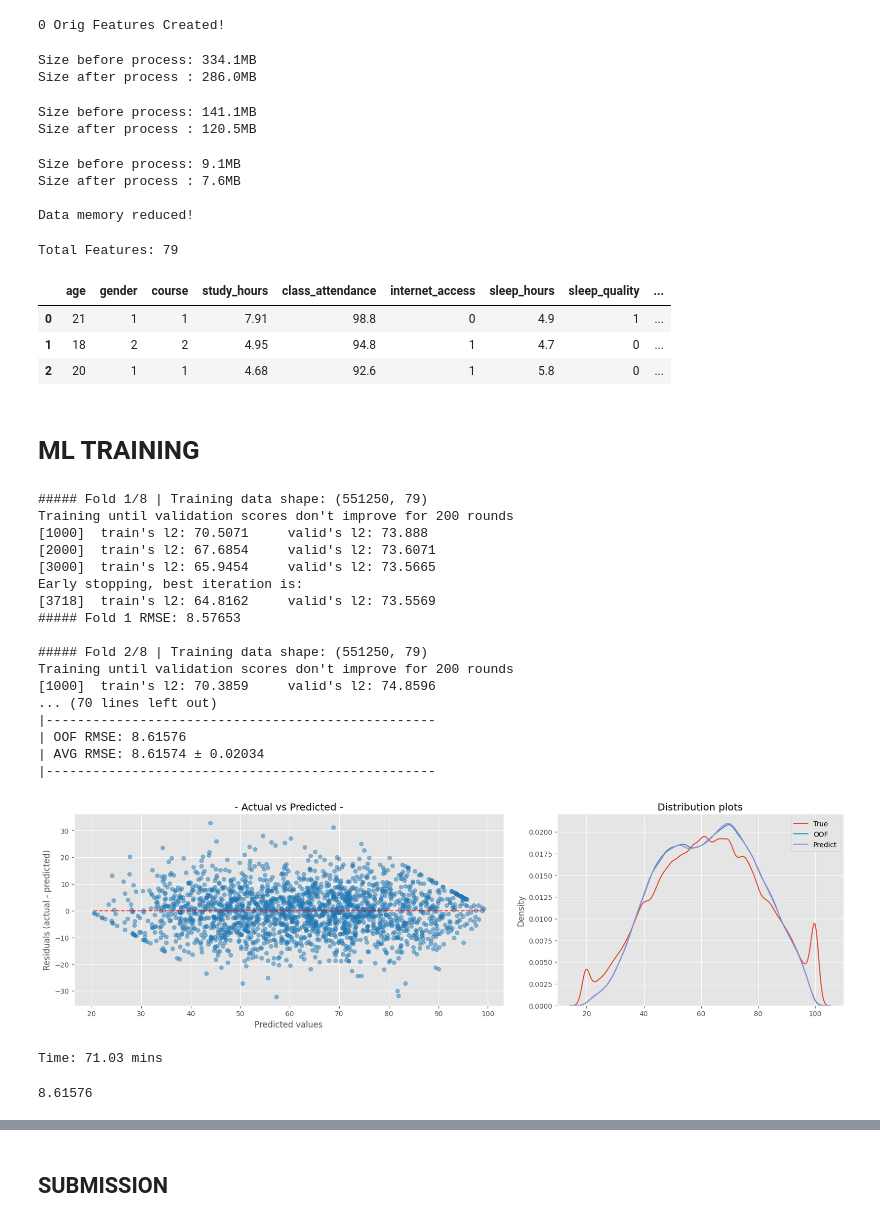
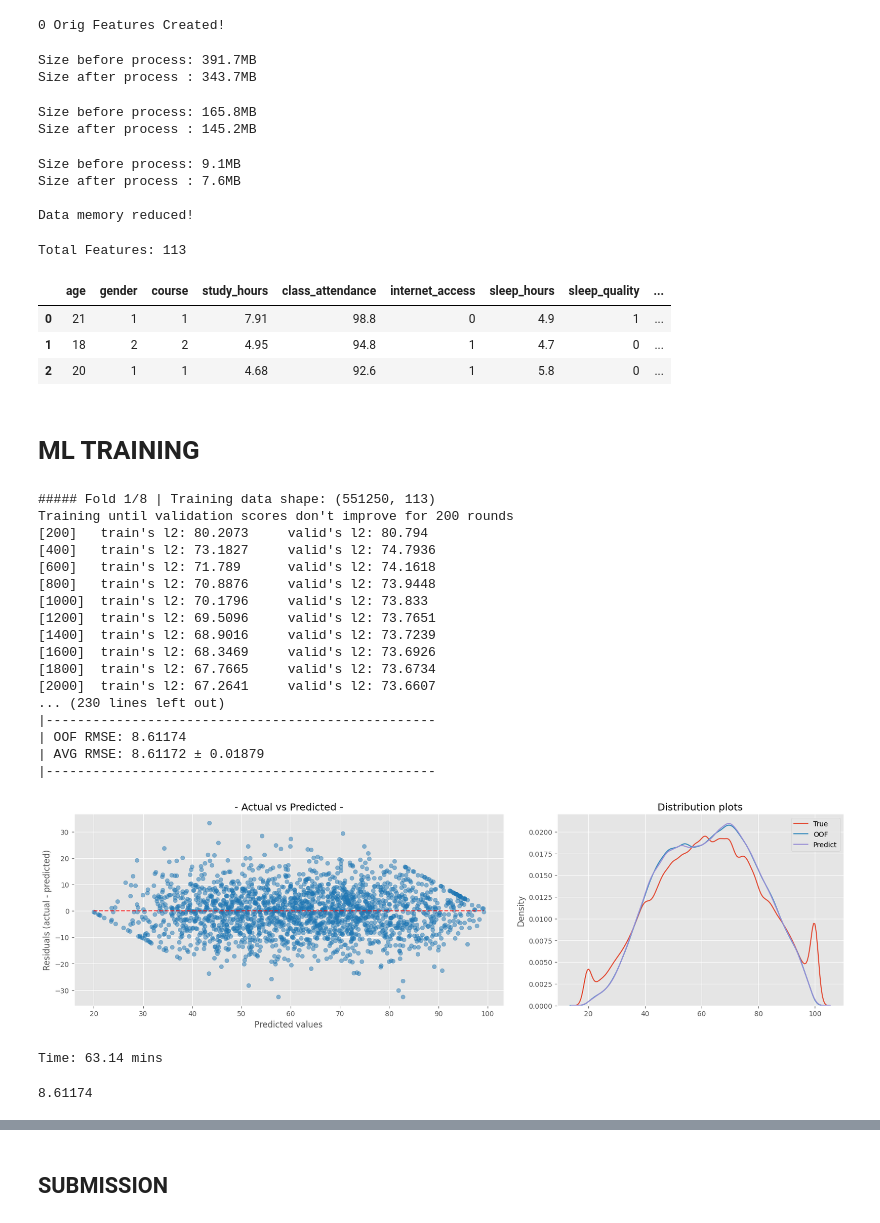
Before and after one commit to coded-sly/ps6e1-Student-Test-Score, a Jupyter notebook: ps6e1-lgbm-orig-basescore.ipynb, the cells around one changed output, grey strips where cells are left out. Drawn from its saved outputs; the diff is of its cells as text; code cells hidden in the pictures.

Commit message:
Kaggle Notebook | ps6e1 | LGBM | Orig+BaseScore | ⬆️ test_params_lr0.01

```diff
--- a/ps6e1-lgbm-orig-basescore.ipynb
+++ b/ps6e1-lgbm-orig-basescore.ipynb
@@ -218,8 +221,8 @@ def dataloader(filepath):
 # %%
 PATHS = [
     # '/kaggle/input/ps6e1-per-feature-ag',
-    # '/kaggle/input/ps6e1-autogluon-trainorig',
-    '/kaggle/input/ps6e1-lr-gbdt-nn-trainorig',
+    '/kaggle/input/ps6e1-autogluon-trainorig',
+    # '/kaggle/input/ps6e1-lr-gbdt-nn-trainorig',
 ]
 
 ## -- Load dataframes --
@@ -779,10 +767,10 @@ gc.collect()
 
 print(f"Data memory reduced!")
 # %% [output]
-Size before process: 334.1MB
-Size after process : 286.0MB
+Size before process: 391.7MB
+Size after process : 343.7MB
-Size before process: 141.1MB
-Size after process : 120.5MB
+Size before process: 165.8MB
+Size after process : 145.2MB
 Size before process: 9.1MB
 Size after process : 7.6MB
 
@@ -793,7 +781,7 @@ print('Total Features:', len(FEATURES))
 
 train.head(3)
 # %% [output]
-Total Features: 79
+Total Features: 113
 |  | age | gender | course | study_hours | class_attendance | internet_access | sleep_hours | sleep_quality | ... |
 | 0 | 21 | 1 | 1 | 7.91 | 98.8 | 0 | 4.9 | 1 | ... |
 | 1 | 18 | 2 | 2 | 4.95 | 94.8 | 1 | 4.7 | 0 | ... |
@@ -972,7 +960,7 @@ for i, (train_idx, val_idx) in enumerate(kf.split(X)):
     #     y_train = np.concatenate([y_train, orig[TARGET].values], axis=0)
 
     # -- TE Opt1. -> Using CUSTOM
-    TE = TargetEncoder(ROUND, cv=5, smooth='auto', aggs=['mean'], drop_original=True)
+    TE = TargetEncoder(ROUND, cv=5, smooth=0.05, aggs=['mean'], drop_original=True)
     X_train = TE.fit_transform(X_train, pd.Series(y_train))
     X_val   = TE.transform(X_val)
     X_test  = TE.transform(X_test)
@@ -986,16 +974,14 @@ for i, (train_idx, val_idx) in enumerate(kf.split(X)):
     #     X_test[c]  = TE.transform(X_test[c])
 
     combined = pd.concat([X_train, X_val, X_test])
-
-    all_cats = CATS_2+DIGITS
+    all_cats = CATS_2 + DIGITS
     for c in all_cats:
         combined[c] = combined[c].astype('category')
-
     X_train = combined.iloc[:len(X_train)]
     X_val   = combined.iloc[len(X_train):len(X_train)+len(X_val)]
     X_test  = combined.iloc[len(X_train)+len(X_val):]
 
-    suffix = 'goss_ext2'
+    suffix = 'goss_ext_01'
     params = {
         # ---------------------------------
         # 'boosting': 'dart',
@@ -1006,16 +992,16 @@ for i, (train_idx, val_idx) in enumerate(kf.split(X)):
         # ---------------------------------
         'objective': 'regression',
         'eval_metric': "rmse",
-        'learning_rate': 0.005,
+        'learning_rate': 0.01,
         'max_leaves': 127,
         'subsample': 0.8,
-        'colsample_bytree': 0.3, # orig: 0.35, ext1: 0.25, ext2: 0.3
+        'colsample_bytree': 0.15, # orig->0.35, ext1->0.15, ext2->0.3
         # 'reg_lambda': 0.005,
         # 'reg_alpha': 1.0,
         'random_state': SEED,
         'verbosity': -1,
         'n_jobs': os.cpu_count(),
-        'device': 'cuda' if torch.cuda.is_available() else 'cpu',
+        # 'device': 'cuda' if torch.cuda.is_available() else 'cpu',
     }
 
     if USE_BASE:
@@ -1051,7 +1037,7 @@ for i, (train_idx, val_idx) in enumerate(kf.split(X)):
         num_boost_round = 10_000,
         valid_sets = [dtrain, dval],
         valid_names = ['train', 'valid'],
-        callbacks=[lgb.early_stopping(200), lgb.log_evaluation(1000), lgb.record_evaluation(eval_result)],
+        callbacks=[lgb.early_stopping(200), lgb.log_evaluation(200), lgb.record_evaluation(eval_result)],
     )
     all_eval_results.append(eval_result)
 
@@ -1066,66 +1052,67 @@ for i, (train_idx, val_idx) in enumerate(kf.split(X)):
 
 ## -- After all folds --
 overall_score = np.round(rmse(y, oof_preds), 5)
-print(f"|{'-'*50}{COLOR}")
+print(f"|{'-'*50}")
 print(f"| OOF RMSE: {overall_score}")
 print(f"| AVG RMSE: {np.mean(fold_scores):.5f} ± {np.std(fold_scores):.5f}{RESET}")
-print(f"|{'-'*50}")
+print(f"|{'-'*50}\n")
 
 ## -- plot_error --
 _, axs = plt.subplots(1, 2, figsize=(20, 5), gridspec_kw={'width_ratios':[0.6, 0.4], 'wspace':0.15})
 display = PredictionErrorDisplay.from_predictions(
-    pd.Series(y), oof_preds, ax=axs[0], subsample=2000,
-    # kind = "actual_vs_predicted",
-    scatter_kwargs={"alpha": 0.5}, line_kwargs={'color': 'r'},
+    pd.Series(y), oof_preds, ax=axs[0], subsample=2000, # kind='actual_vs_predicted',
+    scatter_kwargs={'alpha': 0.5}, line_kwargs={'color': 'r'},
         )
 axs[0].set_title(f"- Actual vs Predicted -")
 
 LABELS = ['True', 'OOF', 'Predict']
 sns.kdeplot(y, ax=axs[1], label=LABELS[0])
 sns.kdeplot(oof_preds, ax=axs[1], label=LABELS[1])
 sns.kdeplot(test_preds, ax=axs[1], label=LABELS[2])
 axs[1].set_title(f"Distribution plots")
 
 for ax in axs:
     # ax.grid(False)
     ax.spines['top'].set_visible(False)
     ax.spines['right'].set_visible(False)
 
 plt.legend()
 plt.tight_layout()
 plt.show()
 
 tok = time()
 tiktok = (tok-tik) / 60
 print(f"Time: {tiktok:.2f} mins")
 # %% [output]
-##### Fold 1/8 | Training data shape: (551250, 79)
+##### Fold 1/8 | Training data shape: (551250, 113)
 Training until validation scores don't improve for 200 rounds
-[1000]  train's l2: 70.5071     valid's l2: 73.888
-[2000]  train's l2: 67.6854     valid's l2: 73.6071
-[3000]  train's l2: 65.9454     valid's l2: 73.5665
-Early stopping, best iteration is:
-[3718]  train's l2: 64.8162     valid's l2: 73.5569
-##### Fold 1 RMSE: 8.57653
-
-##### Fold 2/8 | Training data shape: (551250, 79)
-Training until validation scores don't improve for 200 rounds
-[1000]  train's l2: 70.3859     valid's l2: 74.8596
-... (70 lines left out)
+[200]   train's l2: 80.2073     valid's l2: 80.794
+[400]   train's l2: 73.1827     valid's l2: 74.7936
+[600]   train's l2: 71.789      valid's l2: 74.1618
+[800]   train's l2: 70.8876     valid's l2: 73.9448
+[1000]  train's l2: 70.1796     valid's l2: 73.833
+[1200]  train's l2: 69.5096     valid's l2: 73.7651
+[1400]  train's l2: 68.9016     valid's l2: 73.7239
+[1600]  train's l2: 68.3469     valid's l2: 73.6926
+[1800]  train's l2: 67.7665     valid's l2: 73.6734
+[2000]  train's l2: 67.2641     valid's l2: 73.6607
+... (230 lines left out)
 |--------------------------------------------------
-| OOF RMSE: 8.61576
-| AVG RMSE: 8.61574 ± 0.02034
+| OOF RMSE: 8.61174
+| AVG RMSE: 8.61172 ± 0.01879
 |--------------------------------------------------
-[figure, old version]
+[figure, new version]
-Time: 71.03 mins
+Time: 63.14 mins
 # %%
 float(overall_score)
 # 5 folds + stop 200 + lr 0.1:
 # formula + orig:: gbdt-> 8.63638 || goss-> 8:63581
-# external1 only:: gbdt-> 8.63287 || goss-> 8:63280
+# external1 only:: gbdt-> 8.63287 || goss-> 8.63040
 # external2 only:: gbdt-> 8.64025 || goss-> 8:64020
+
+# 0.008 > 8.61537
 # %% [output]
-8.61576
+8.61174
 # %%
 lgb.plot_metric(all_eval_results[0], figsize=(15, 5))
 plt.show()
```
Also changed, not shown: parts of 13 cells of this notebook.
